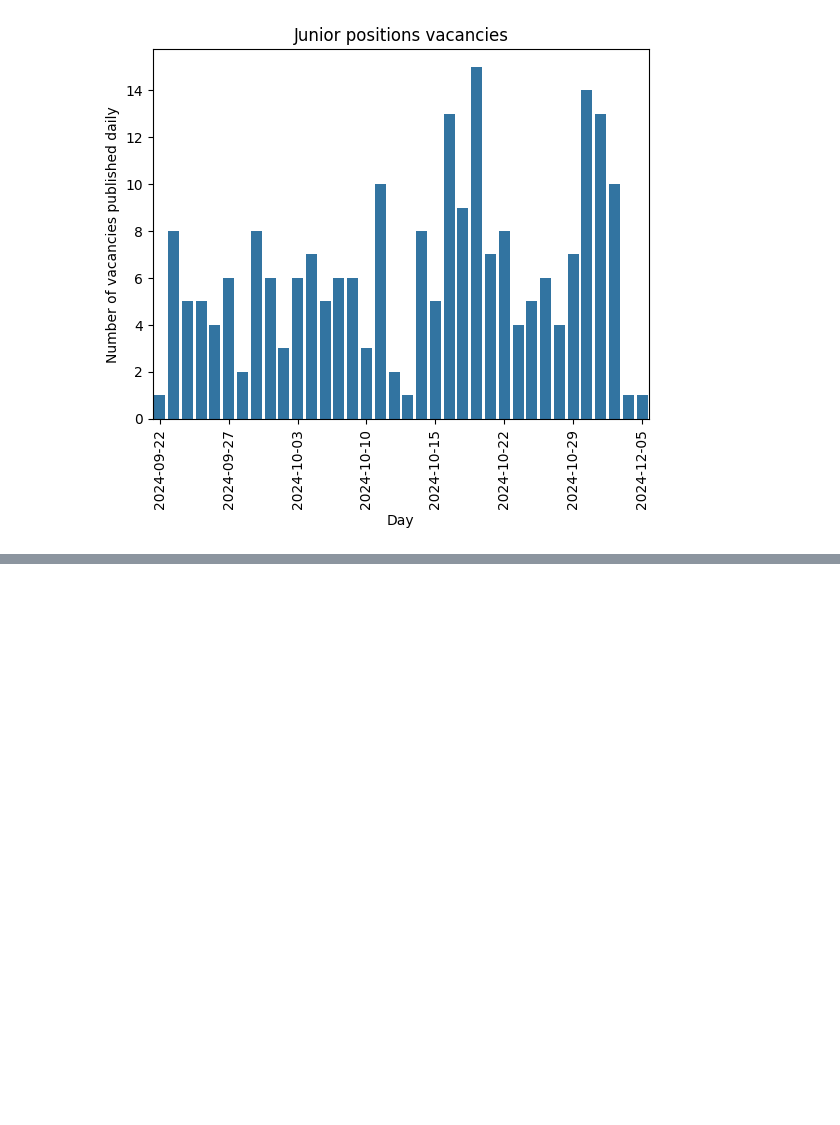
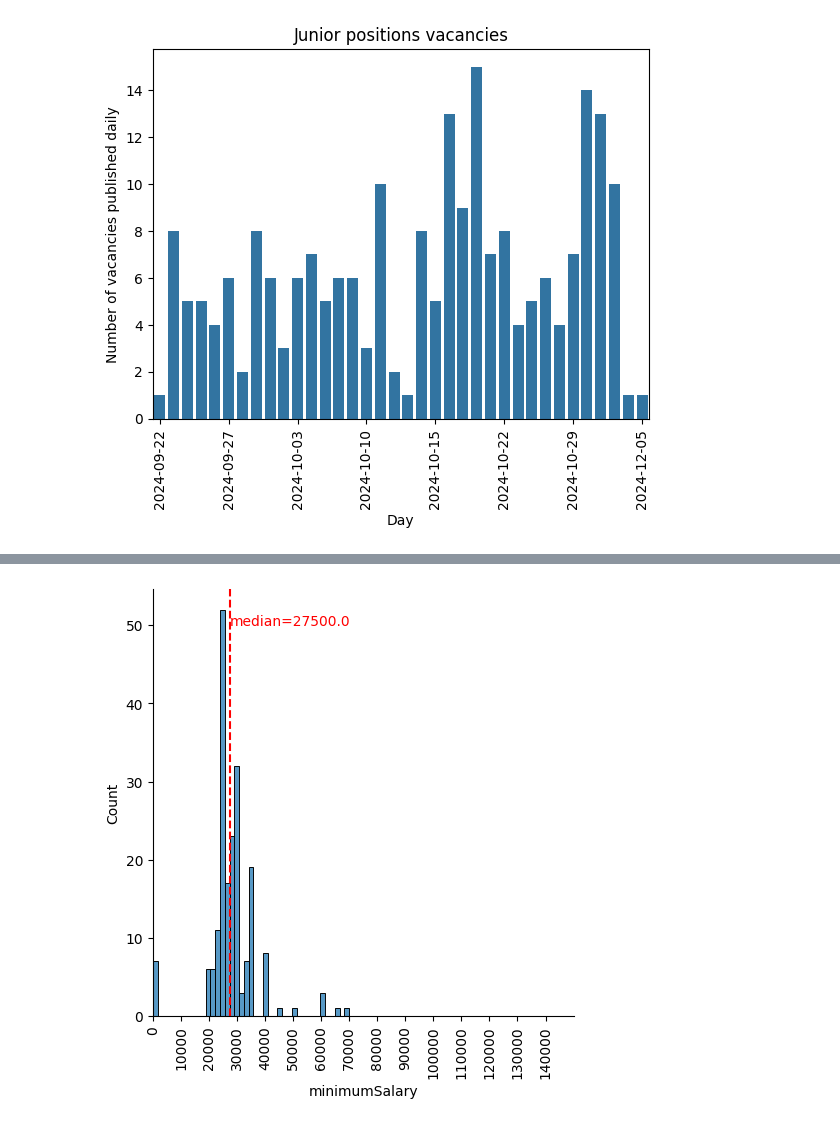
Before and after one commit to ManuelJua/jobs_scraper, a Jupyter notebook: reed_analysis.ipynb, the cells around one changed output, grey strips where cells are left out. Saved outputs shown, nothing was run; the diff lists cells and outputs as text; code cells hidden in the pictures; blank space fills up the shorter version.

```diff
--- a/reed_analysis.ipynb
+++ b/reed_analysis.ipynb
@@ -121,0 +125,9 @@ plt.show()
+# %%
+plot_salary_dist(
+    (reed_df[reed_df['jobTitle']
+    .apply(lambda df: True if ('junior' or 'entry' or 'graduate') in df.lower() else False)])
+    ,"minimumSalary"
+    ,50
+)
+# %% [output]
+[figure, added]
```
Also changed, not shown: parts of 8 cells of this notebook, 3 other files.
